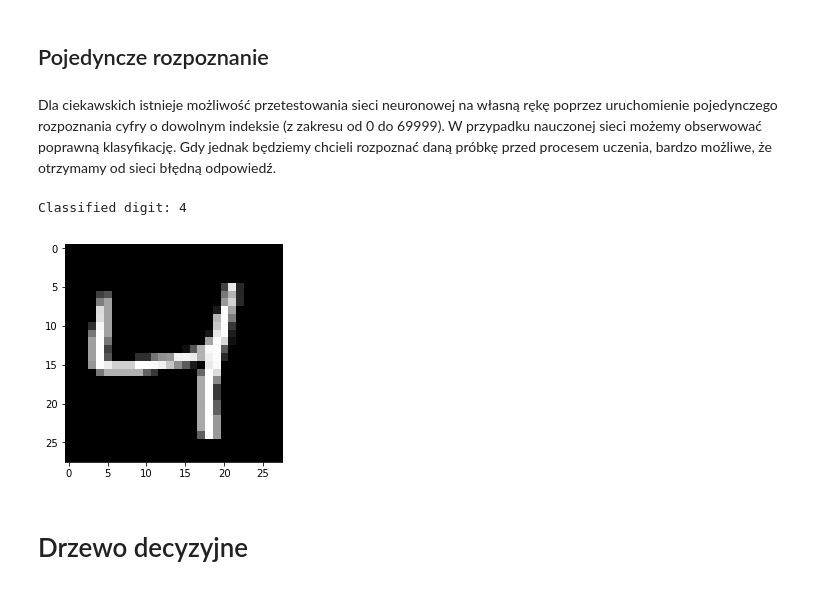
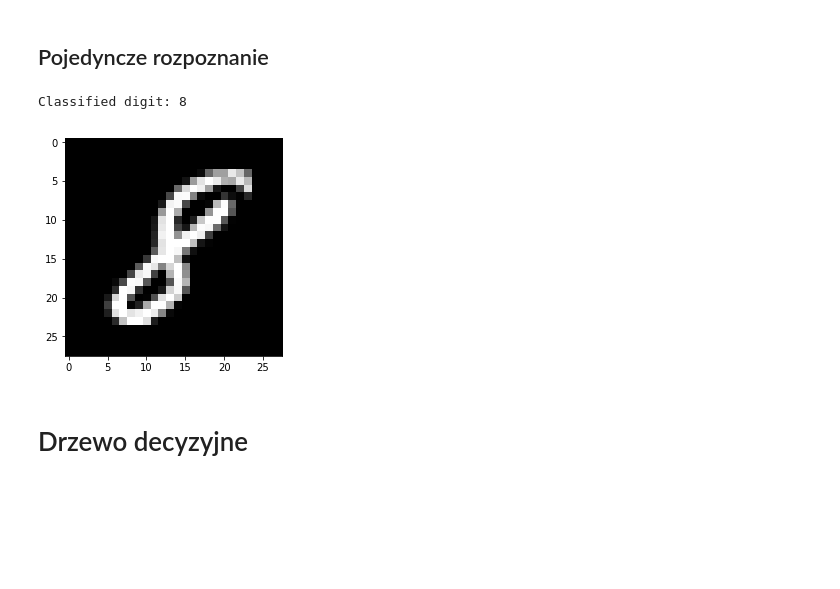
Before and after one commit to wojtasRobert/PSZT-19L, a Jupyter notebook: main-checkpoint.ipynb, the cells around one changed output. Saved outputs shown, nothing was run; the diff lists cells and outputs as text; code cells hidden in the pictures; blank space fills up the shorter version.

```diff
--- a/main-checkpoint.ipynb
+++ b/main-checkpoint.ipynb
@@ -199,10 +201,9 @@ for idx in range(0,k):
                    np.concatenate(y_subsets[:idx] + y_subsets[idx+1:]),
                    epochs = 1,
                    batch_size = 128,
-                   verbose = 1)
+                   verbose = 0)
 
-    loss_results.append(np.mean(result.history['loss'])) # mean dodana jakby ktos chcial manipulowac liczba epok
-    acc_res
-    print('\n')
+    loss_results.append(np.mean(result.history['loss']))
+    print('\n\n')
 # %% [output]
 T 0
@@ -251,7 +231,7 @@ plt.grid()
 # %%
 # powtorzenie uczenia na calym zbiorze
 result = model.fit(cnn_dataset.data, cnn_dataset.target,
-                   epochs = 1,
+                   epochs = 5,
                    batch_size = 128,
                    verbose = 1)
 # %% [output]
@@ -269,15 +286,13 @@ Loss of the model:  0.08539108879264917
 # %% [markdown]
 ## Pojedyncze rozpoznanie
-# %% [markdown]
-Dla ciekawskich istnieje możliwość przetestowania sieci neuronowej na własną rękę poprzez uruchomienie pojedynczego rozpoznania cyfry o dowolnym indeksie (z zakresu od 0 do 69999). W przypadku nauczonej sieci możemy obserwować poprawną klasyfikację. Gdy jednak będziemy chcieli rozpoznać daną próbkę przed procesem uczenia, bardzo możliwe, że otrzymamy od sieci błędną odpowiedź.
 # %%
-sample = 2
+sample = 7777
 plt.imshow(np.reshape(cnn_dataset.data[sample], (28,28)), cmap='gray')
 pred = model.predict(np.reshape(cnn_dataset.data[sample], (1, 28, 28, 1)))
 print('Classified digit:', pred.argmax())
 # %% [output]
-Classified digit: 4
+Classified digit: 8
-[figure, old version]
+[figure, new version]
 # %% [markdown]
 # Drzewo decyzyjne
 # %% [markdown]
```
Also changed, not shown: parts of 25 cells of this notebook.
